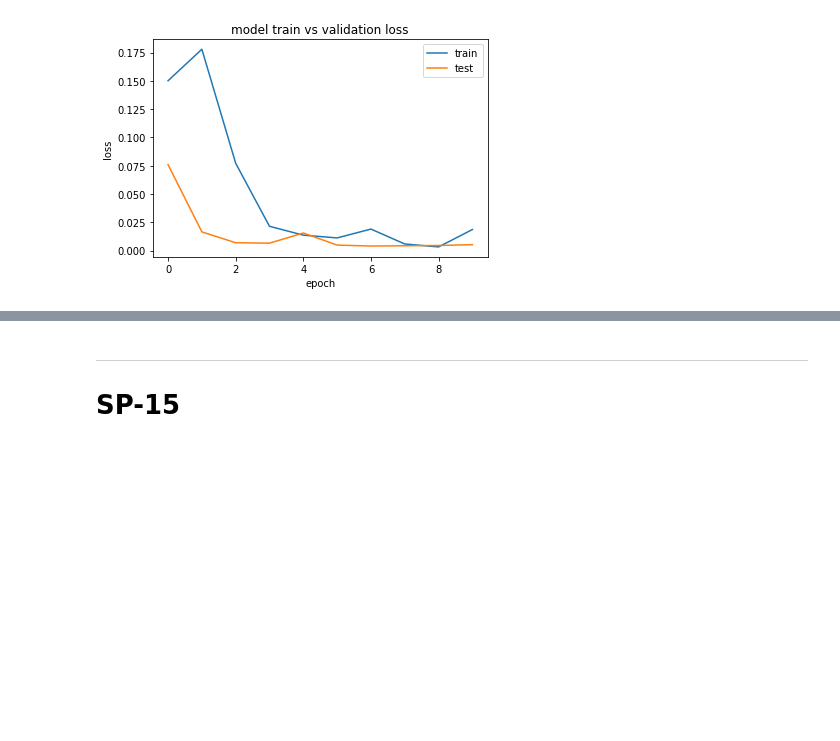
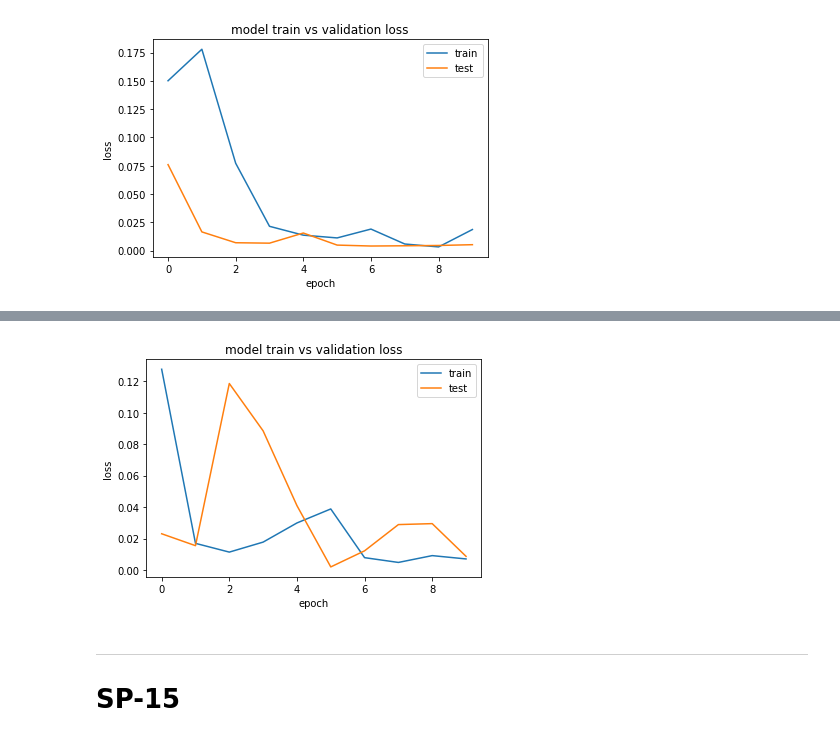
Before and after one commit to Morgan-Sell/caiso-price-forecast, a Jupyter notebook: Final.ipynb, the cells around one changed output, grey strips where cells are left out. Cells and saved outputs as stored; diff of their text form; code cells hidden in the pictures; blank space fills up the shorter version.

```diff
--- a/Final.ipynb
+++ b/Final.ipynb
@@ -1030,3 +976,7 @@ quick_multi_var_plot(test_date_arr, y2_test_inv, y2_test_pred_inv)
+# %%
+plot_lstm_val_loss(lstm2_hist)
+# %% [output]
+[figure, added]
 # %%
 traiN_test_split()
 # %% [markdown]
```
Also changed, not shown: parts of 15 cells of this notebook.
